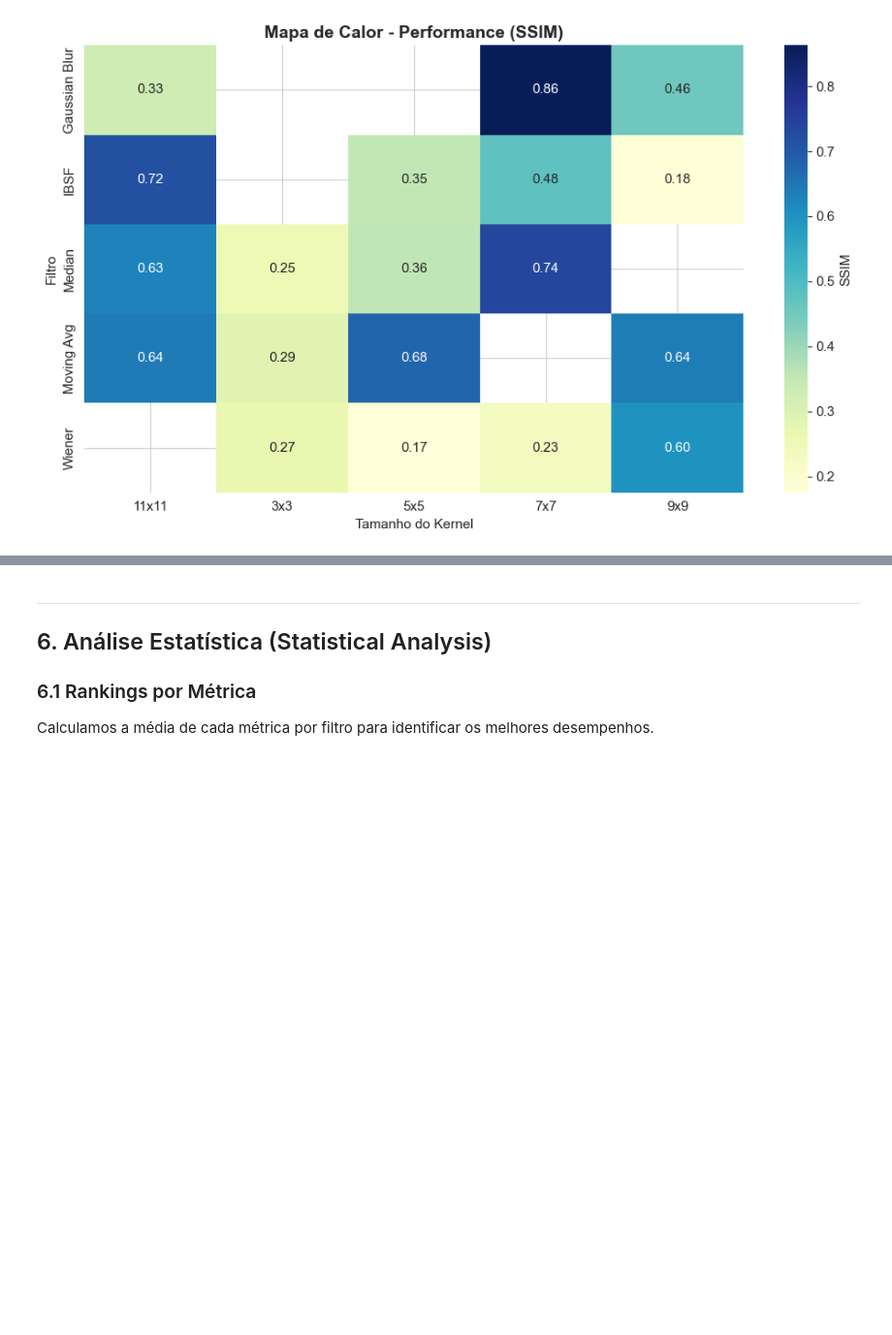
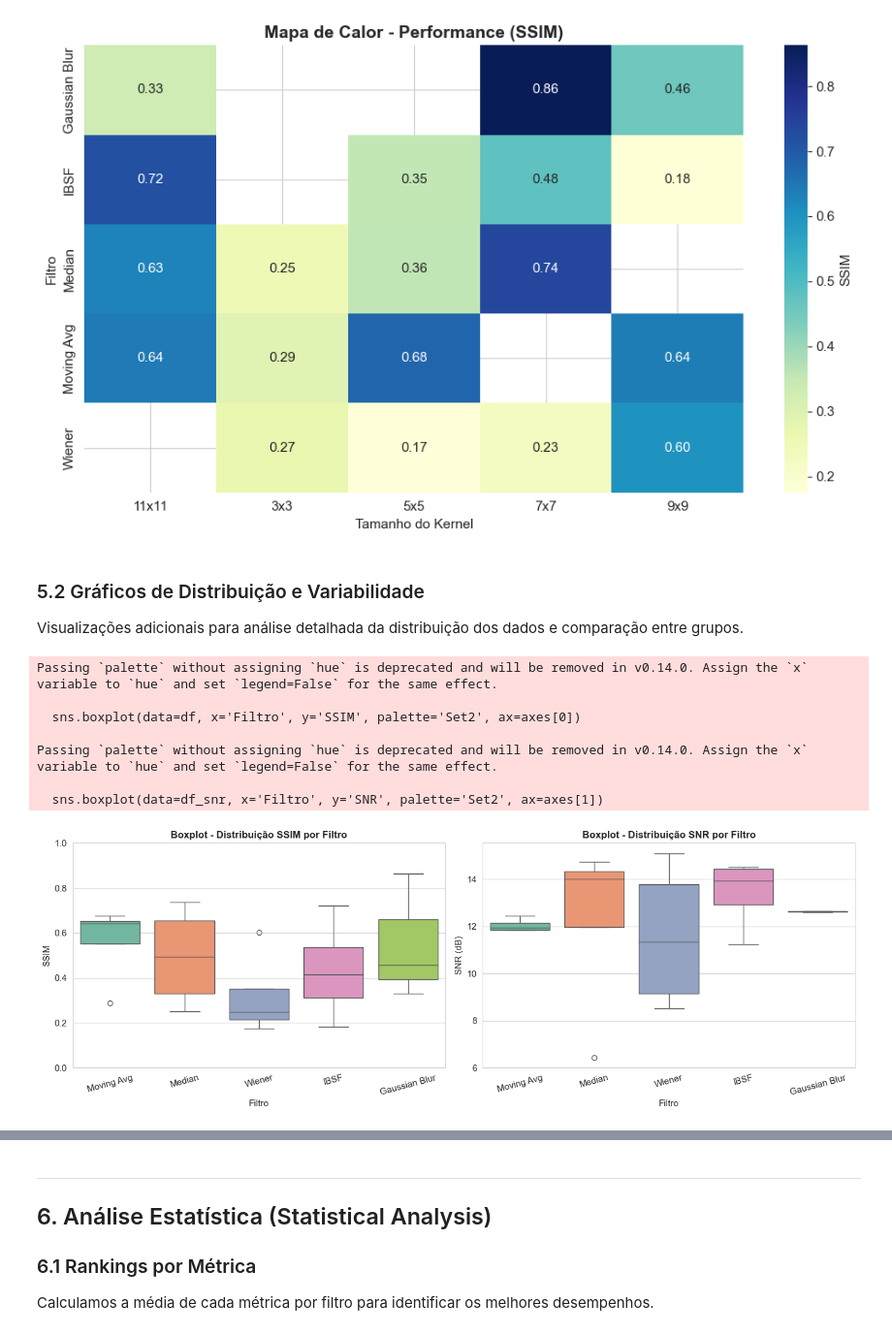
Before and after one commit to duartebianca/filtragem-espacial, a Jupyter notebook: analise_filtros_grupos.ipynb, the cells around one changed output, grey strips where cells are left out. Shown: that part at 97% size. Saved outputs shown, nothing was run; the diff lists cells and outputs as text; code cells hidden in the pictures; blank space fills up the shorter version.

Commit message:
feat: implement more graphics and correct conclusion

```diff
--- a/analise_filtros_grupos.ipynb
+++ b/analise_filtros_grupos.ipynb
@@ -294,3 +294,35 @@ plt.tight_layout()
 plt.show()
 # %% [output]
 [figure]
+# %% [markdown]
+### 5.2 Gráficos de Distribuição e Variabilidade
+
+Visualizações adicionais para análise detalhada da distribuição dos dados e comparação entre grupos.
+# %%
+# Gráfico 4: Boxplot - Distribuição SSIM e SNR por Filtro
+fig, axes = plt.subplots(1, 2, figsize=(14, 5))
+
+# Boxplot SSIM
+sns.boxplot(data=df, x='Filtro', y='SSIM', palette='Set2', ax=axes[0])
+axes[0].set_title('Boxplot - Distribuição SSIM por Filtro', fontsize=12, fontweight='bold')
+axes[0].set_ylabel('SSIM')
+axes[0].tick_params(axis='x', rotation=15)
+axes[0].set_ylim(0, 1)
+
+# Boxplot SNR
+sns.boxplot(data=df_snr, x='Filtro', y='SNR', palette='Set2', ax=axes[1])
+axes[1].set_title('Boxplot - Distribuição SNR por Filtro', fontsize=12, fontweight='bold')
+axes[1].set_ylabel('SNR (dB)')
+axes[1].tick_params(axis='x', rotation=15)
+
+plt.tight_layout()
+plt.show()
+# %% [output]
+Passing `palette` without assigning `hue` is deprecated and will be removed in v0.14.0. Assign the `x` variable to `hue` and set `legend=False` for the same effect.
+
+  sns.boxplot(data=df, x='Filtro', y='SSIM', palette='Set2', ax=axes[0])
+
+Passing `palette` without assigning `hue` is deprecated and will be removed in v0.14.0. Assign the `x` variable to `hue` and set `legend=False` for the same effect.
+
+  sns.boxplot(data=df_snr, x='Filtro', y='SNR', palette='Set2', ax=axes[1])
+[figure, added]
```
Also changed, not shown: parts of 10 cells of this notebook.
